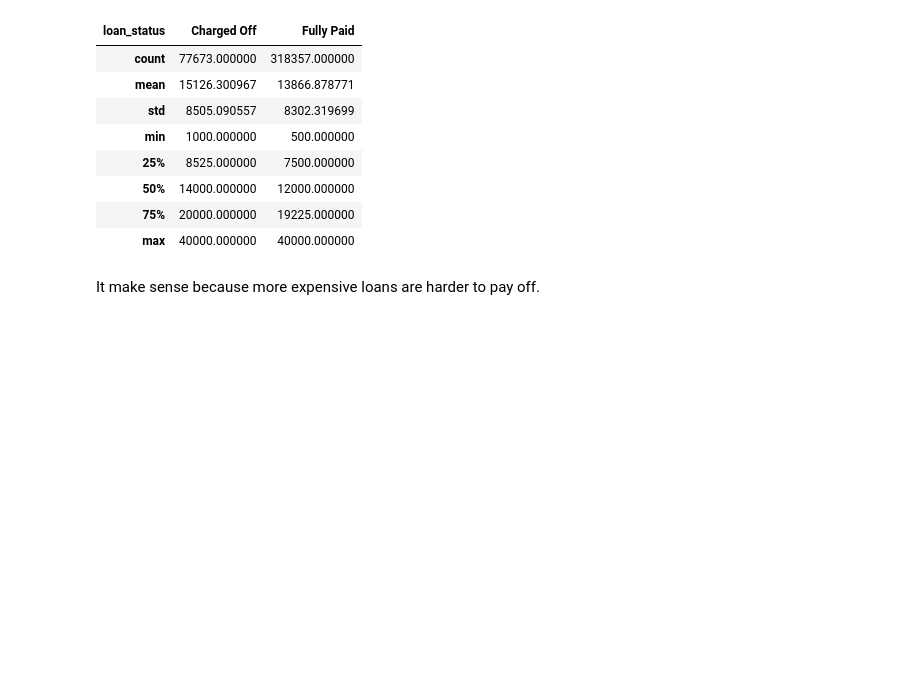
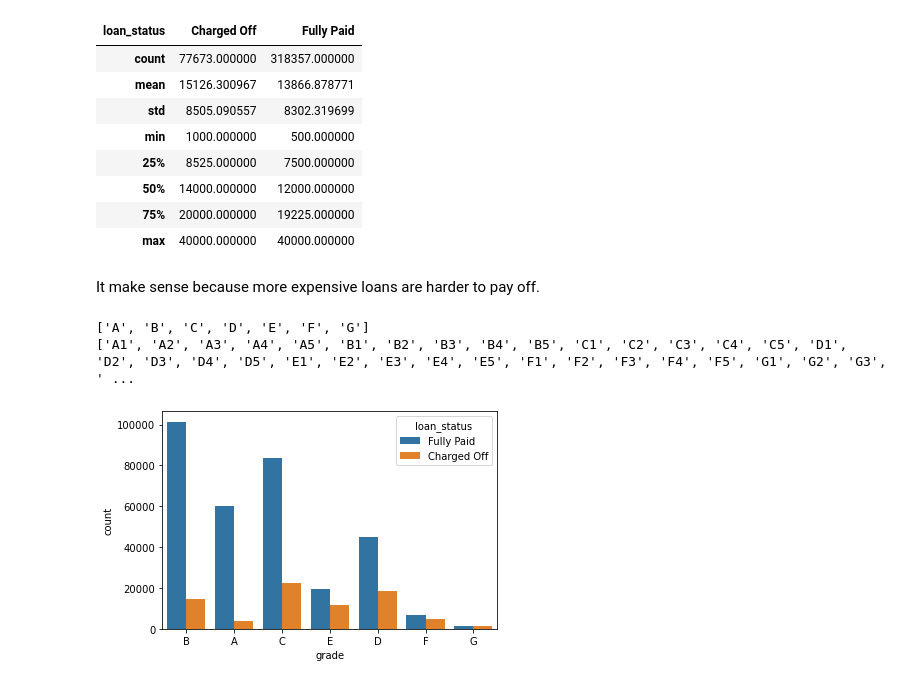
Before and after one commit to bdotbull/bb_learning_tf2_and_keras, a Jupyter notebook: topics/classification/classification_project.ipynb, the cells around one changed output. Cells and saved outputs as stored; diff of their text form; code cells hidden in the pictures; blank space fills up the shorter version.

```diff
--- a/topics/classification/classification_project.ipynb
+++ b/topics/classification/classification_project.ipynb
@@ -175,3 +175,15 @@ df.groupby('loan_status')['loan_amnt'].describe().transpose()
 | max | 40000.000000 | 40000.000000 |
 # %% [markdown]
 It make sense because more expensive loans are harder to pay off.
+# %%
+# Let's explore more features
+
+print(sorted(df['grade'].unique()))
+print(sorted(df['sub_grade'].unique()))
+# %% [output]
+['A', 'B', 'C', 'D', 'E', 'F', 'G']
+['A1', 'A2', 'A3', 'A4', 'A5', 'B1', 'B2', 'B3', 'B4', 'B5', 'C1', 'C2', 'C3', 'C4', 'C5', 'D1', 'D2', 'D3', 'D4', 'D5', 'E1', 'E2', 'E3', 'E4', 'E5', 'F1', 'F2', 'F3', 'F4', 'F5', 'G1', 'G2', 'G3', ' ...
+# %%
+sns.countplot(x='grade', data=df, hue='loan_status');
+# %% [output]
+[figure, added]
```
Also changed, not shown: parts of 5 cells of this notebook.
